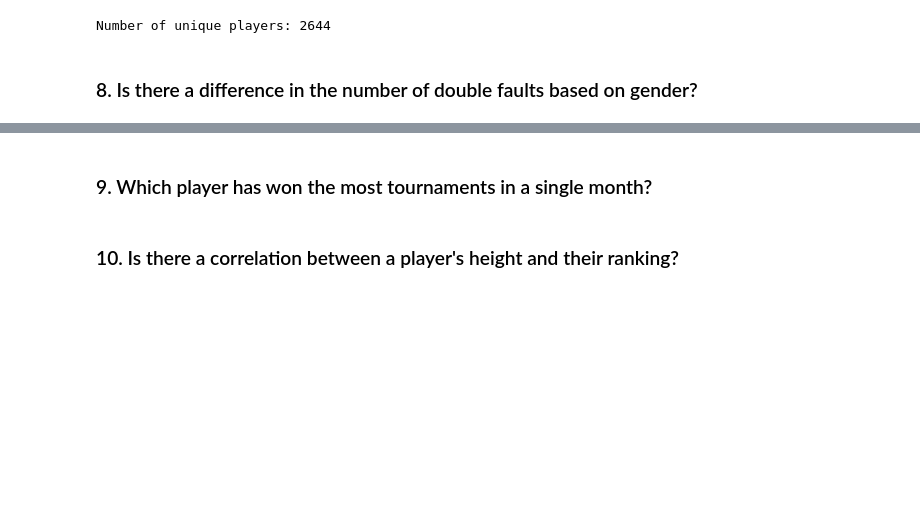
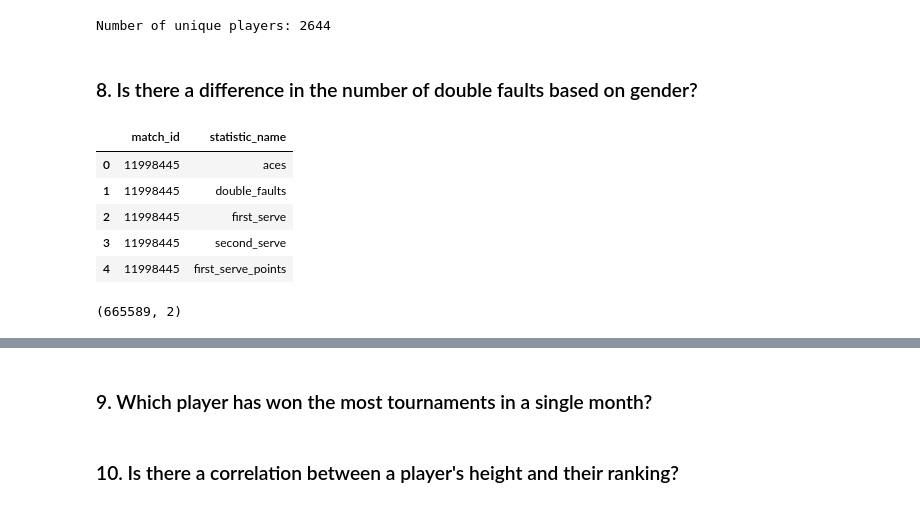
Before and after one commit to ParsaDEV15/Tennis-Project, a Jupyter notebook: notebooks/parsa_analysis_8_12.ipynb, the cells around one changed output, grey strips where cells are left out. Saved outputs shown, nothing was run; the diff lists cells and outputs as text; code cells hidden in the pictures; blank space fills up the shorter version.

```diff
--- a/notebooks/parsa_analysis_8_12.ipynb
+++ b/notebooks/parsa_analysis_8_12.ipynb
@@ -52,3 +52,21 @@ Number of unique players: 2644
 del match_home_df, match_away_team_df, concat_df
 # %% [markdown]
 <h3>8. Is there a difference in the number of double faults based on gender?</h3>
+# %%
+columns_to_select = ['match_id', 'gender']
+statistics_df = pd.read_parquet('../data/raw/parquets/statistics_statistics.parquet', columns=['match_id', 'statistic_name'])
+match_away_df = pd.read_parquet('../data/raw/parquets/match_away_team.parquet', columns=columns_to_select)
+match_home_df = pd.read_parquet('../data/raw/parquets/match_home_team.parquet', columns=columns_to_select)
+# %%
+statistics_df.head()
+# %% [output]
+|  | match_id | statistic_name |
+| 0 | 11998445 | aces |
+| 1 | 11998445 | double_faults |
+| 2 | 11998445 | first_serve |
+| 3 | 11998445 | second_serve |
+| 4 | 11998445 | first_serve_points |
+# %%
+statistics_df.shape
+# %% [output]
+(665589, 2)
```
Also changed, not shown: parts of 7 cells of this notebook.
